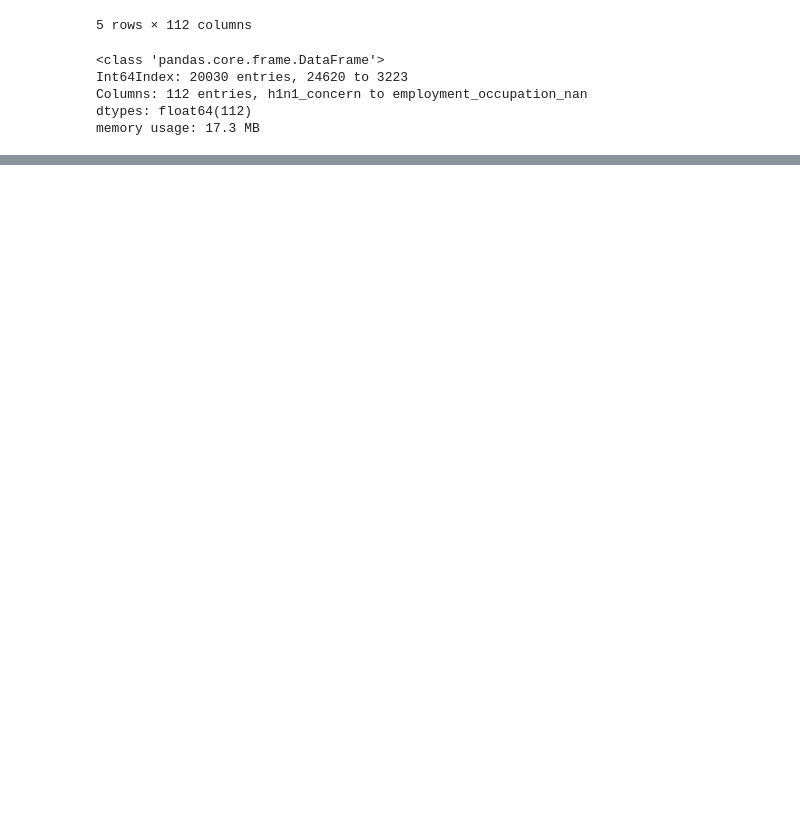
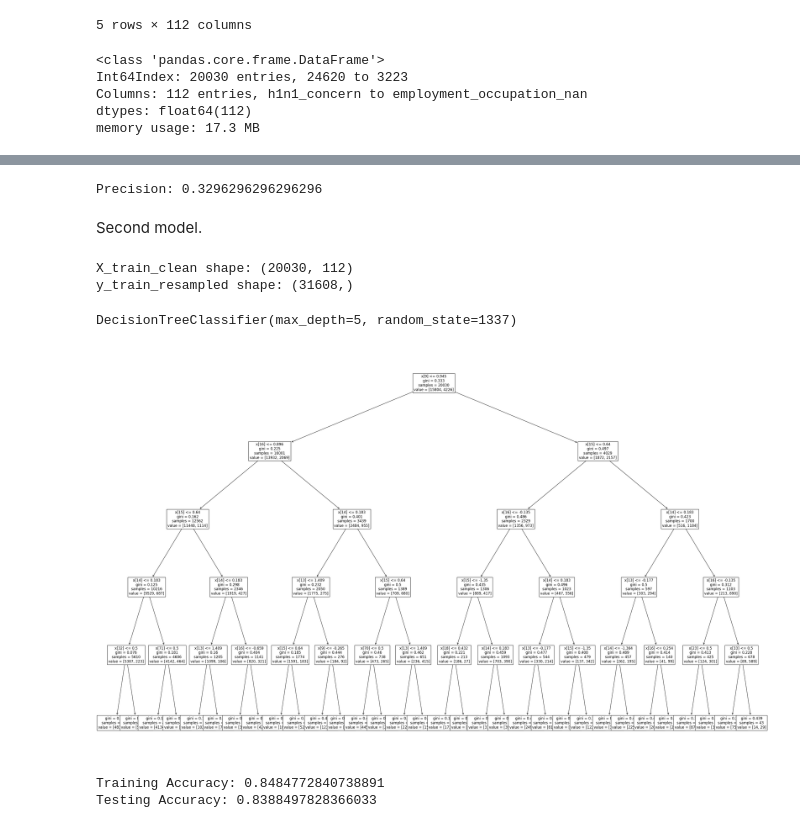
Before and after one commit to paulmachau/Phase3-project.May, a Jupyter notebook: H1N1_&_Seasonal_Flu.ipynb, the cells around one changed output, grey strips where cells are left out. Cells and saved outputs as stored; diff of their text form; code cells hidden in the pictures; blank space fills up the shorter version.

```diff
--- a/H1N1_&_Seasonal_Flu.ipynb
+++ b/H1N1_&_Seasonal_Flu.ipynb
@@ -989,0 +1021,15 @@ test_dums_df = pd.DataFrame(test_dums,
+# %%
+from sklearn.impute import SimpleImputer
+
+# Create an instance of SimpleImputer to impute missing values
+imputer = SimpleImputer(strategy='mean')
+
+# Fit the imputer on the training data
+imputer.fit(X_train_clean)
+
+# Transform the training and test data with the imputer
+X_train_imputed = imputer.transform(X_train_clean)
+X_test_imputed = imputer.transform(X_test_clean)
+
+# Apply SMOTE to the imputed training data
+X_train_resampled, y_train_resampled = smote.fit_resample(X_train_imputed, y_train)
@@ -989,0 +1248,11 @@ test_dums_df = pd.DataFrame(test_dums,
+# %%
+from sklearn.metrics import precision_score
+
+# Calculate the precision score for the test predictions
+precision = precision_score(y_test, y_pred)
+
+print("Precision:", precision)
+# %% [output]
+Precision: 0.3296296296296296
+# %% [markdown]
+Second model.
@@ -989,0 +1269,45 @@ test_dums_df = pd.DataFrame(test_dums,
+# %%
+print("X_train_clean shape:", X_train_clean.shape)
+print("y_train_resampled shape:", y_train_resampled.shape)
+# %% [output]
+X_train_clean shape: (20030, 112)
+y_train_resampled shape: (31608,)
+# %%
+from sklearn.impute import SimpleImputer
+
+# Create an imputer object
+imputer = SimpleImputer(strategy='mean')
+
+# Fit the imputer on the training data
+imputer.fit(X_train_clean)
+
+# Transform the training data
+X_train_clean_imputed = imputer.transform(X_train_clean)
+
+# Create and fit the decision tree classifier
+tree_clf_2 = DecisionTreeClassifier(max_depth=5, random_state=1337)
+tree_clf_2.fit(X_train_clean_imputed, y_train_resampled_subset)
+# %% [output]
+DecisionTreeClassifier(max_depth=5, random_state=1337)
+# %%
+import matplotlib.pyplot as plt
+from sklearn import tree
+
+plt.figure(figsize=(40, 25))
+tree.plot_tree(tree_clf_2, fontsize=12)
+plt.show()
+# %% [output]
+[figure, added]
+# %%
+#calculating the accuracy of the train and test data
+# Calculate accuracy on training data
+train_accuracy = tree_clf_2.score(X_train_imputed, y_train)
+
+# Calculate accuracy on testing data
+test_accuracy = tree_clf_2.score(X_test_imputed, y_test)
+
+print('Training Accuracy:', train_accuracy)
+print('Testing Accuracy:', test_accuracy)
+# %% [output]
+Training Accuracy: 0.8484772840738891
+Testing Accuracy: 0.8388497828366033
```
Also changed, not shown: parts of 28 cells of this notebook.
